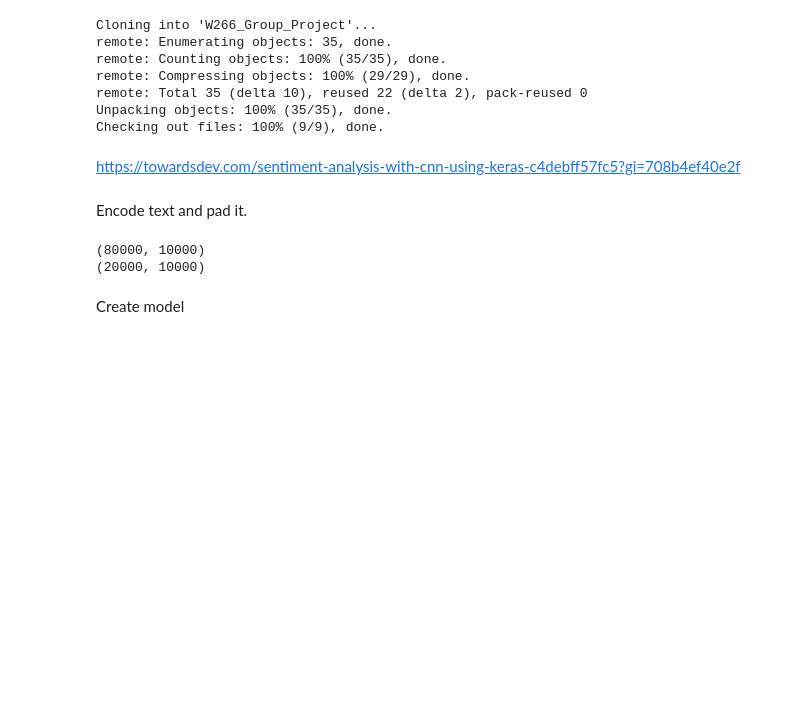
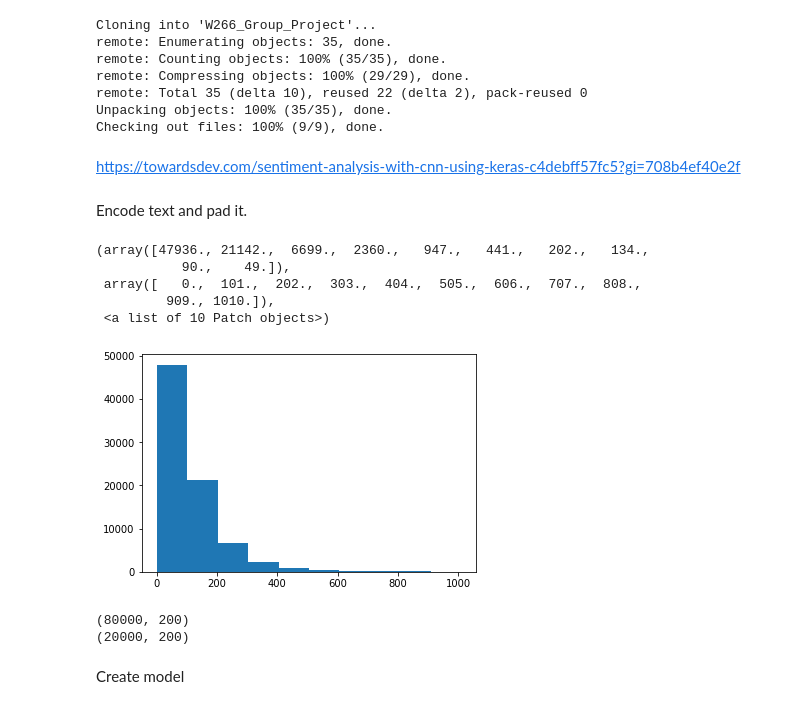
Before and after one commit to CodyBurker/W266_Group_Project, a Jupyter notebook: CodyCNNAnalysis2.ipynb, the cells around one changed output. Cells and saved outputs as stored; diff of their text form; code cells hidden in the pictures; blank space fills up the shorter version.

```diff
--- a/CodyCNNAnalysis2.ipynb
+++ b/CodyCNNAnalysis2.ipynb
@@ -40,16 +40,26 @@ tokenizer.fit_on_texts(X_train['text'])
 # %%
 X_train['encoded'] = tokenizer.texts_to_sequences(X_train['text'])
 X_test['encoded'] = tokenizer.texts_to_sequences(X_test['text'])
+# %%
+import matplotlib.pyplot as plt
+plt.hist(X_train['encoded'].apply(len))
+# %% [output]
+(array([47936., 21142.,  6699.,  2360.,   947.,   441.,   202.,   134.,
+           90.,    49.]),
+ array([   0.,  101.,  202.,  303.,  404.,  505.,  606.,  707.,  808.,
+         909., 1010.]),
+ <a list of 10 Patch objects>)
+[figure, added]
 # %%
 # Hyper parameters to tune later: maxlen, padding
-sentence_len = 10000
+sentence_len = 200
 X_train_encoded =  pad_sequences(X_train['encoded'], maxlen=sentence_len, padding='post')
 X_test_encoded = pad_sequences(X_test['encoded'], maxlen=sentence_len, padding='post')
 print(X_train_encoded.shape)
 print(X_test_encoded.shape)
 # %% [output]
-(80000, 10000)
-(20000, 10000)
+(80000, 200)
+(20000, 200)
 # %% [markdown]
 Create model
 # %%
```
Also changed, not shown: parts of 4 cells of this notebook.
